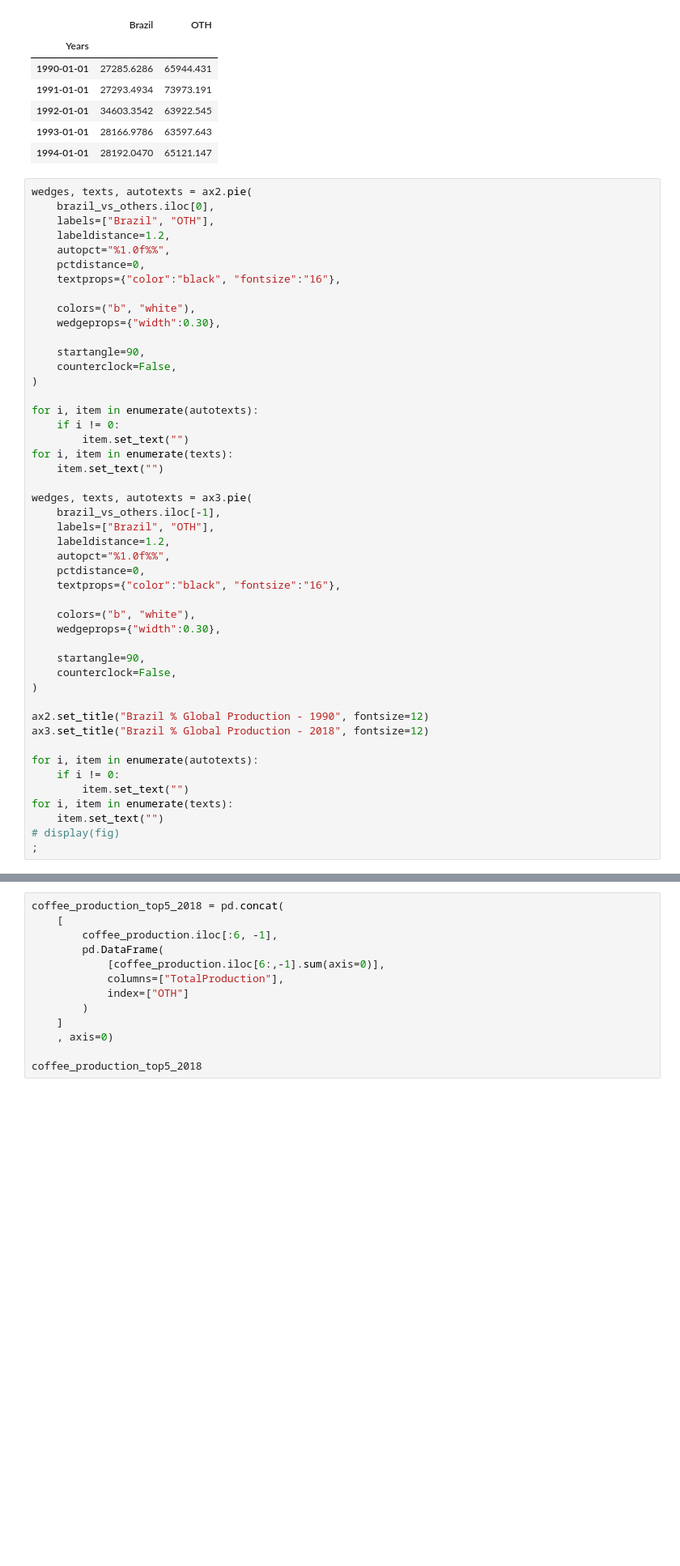
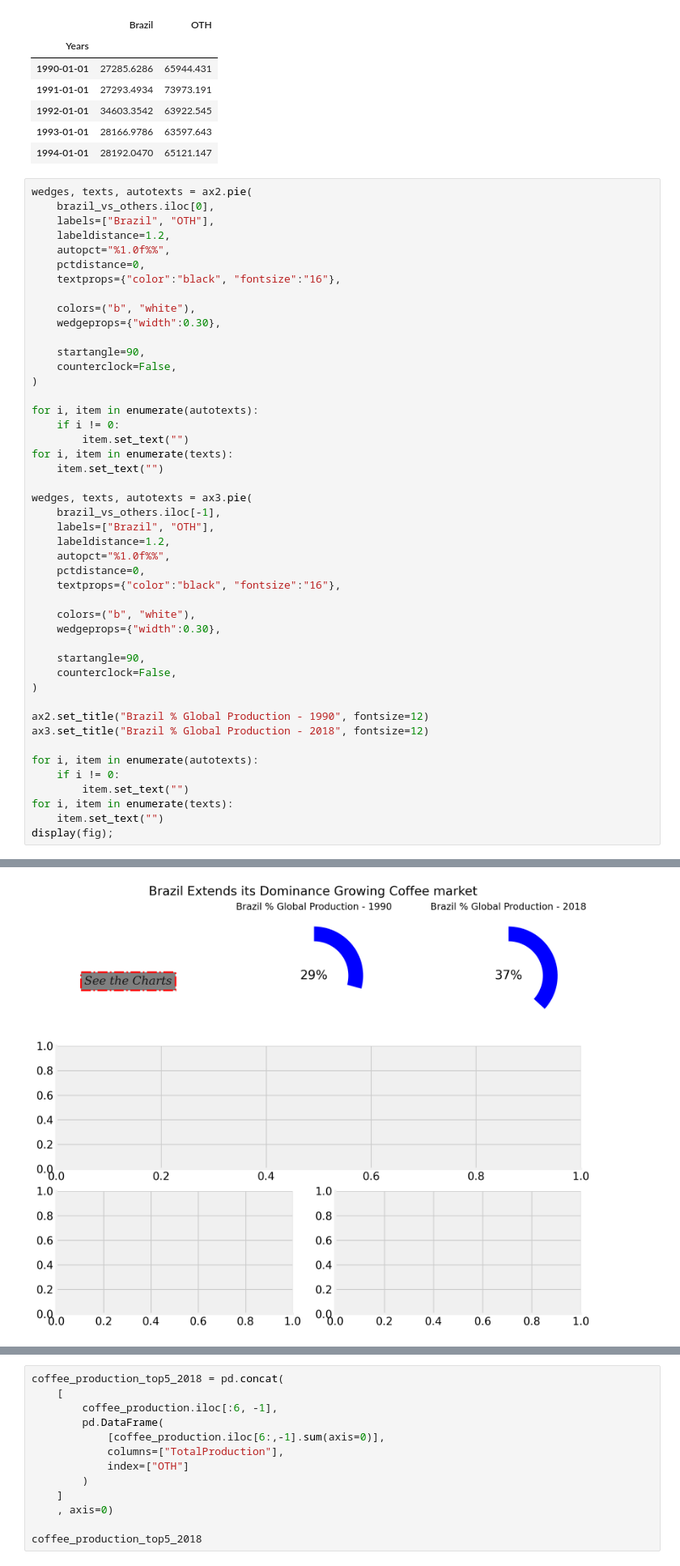
Before and after one commit to ali-can-turan/ibm-data-analyst-mini-projects, a Jupyter notebook: coffee_project_part2.ipynb, the cells around one changed output, grey strips where cells are left out. Shown at 81% size. Saved outputs shown, nothing was run; the diff lists cells and outputs as text; blank space fills up the shorter version.

```diff
--- a/coffee_project_part2.ipynb
+++ b/coffee_project_part2.ipynb
@@ -157,6 +159,5 @@ for i, item in enumerate(autotexts):
         item.set_text("")
 for i, item in enumerate(texts):
     item.set_text("")
-# display(fig)
-;
+display(fig);
 # %% [output]
@@ -164,3 +164,4 @@ for i, item in enumerate(texts):
+[figure, added]
 # %%
 ax4.stackplot(
 	brazil_vs_others.index,
```
Also changed, not shown: parts of 8 cells of this notebook.
